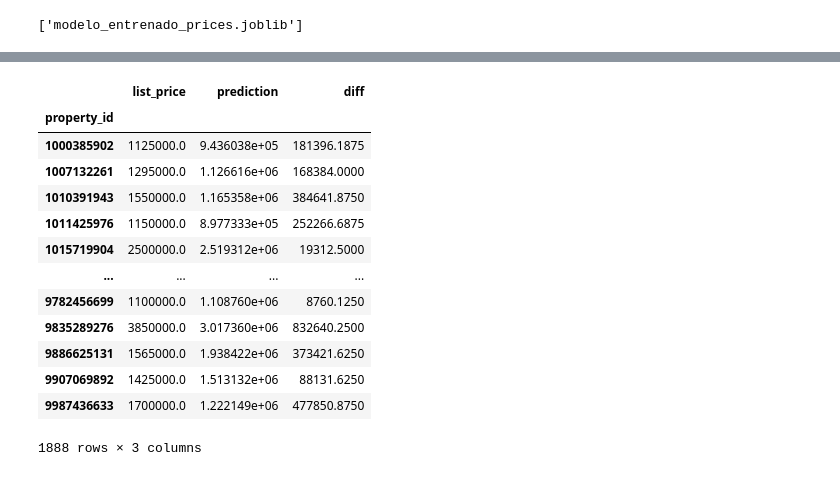
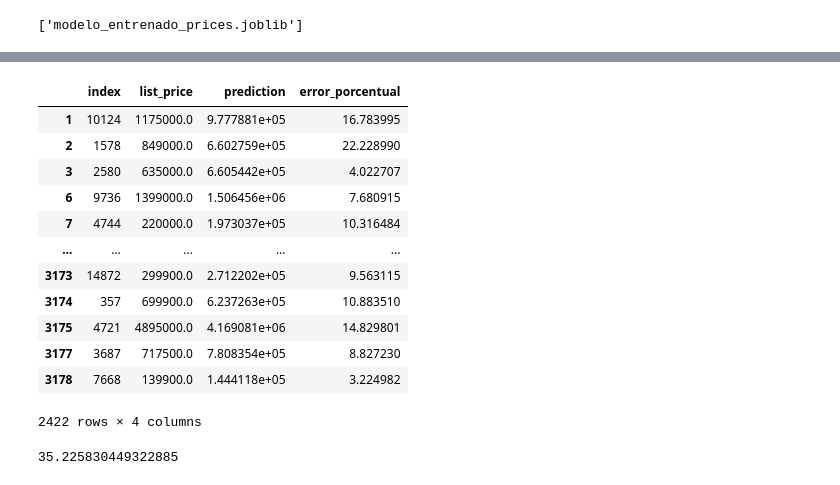
Before and after one commit to HandyFacts/recomendacion_mercado_inmobiliario, a Jupyter notebook: data_science/Modelo/Modelo_prices_houses.ipynb, the cells around one changed output, grey strips where cells are left out. Saved outputs shown, nothing was run; the diff lists cells and outputs as text; code cells hidden in the pictures.

```diff
--- a/data_science/Modelo/Modelo_prices_houses.ipynb
+++ b/data_science/Modelo/Modelo_prices_houses.ipynb
@@ -708,2 +128,2 @@ joblib.dump(best_model, modelo_guardado)
 # %%
-result['prediction'] = y_pred
+df_comparacion['prediction'] = y_pred
@@ -747,4 +129,0 @@ Index(['lon', 'lat', 'fips_code', 'is_new_construction', 'is_for_rent',
-# %%
-df_comparacion =result[['list_price','prediction']]
-# %%
-df_comparacion['diff'] = (df_comparacion['prediction'] - df_comparacion['list_price']).apply(abs)
@@ -757,2 +130,2 @@ See the caveats in the documentation: https://pandas.pydata.org/pandas-docs/stab
 # %%
-df_comparacion[df_comparacion['diff'] >= 1000000 ]
+df_comparacion = error_porcentual(df_comparacion)
@@ -774,17 +132,20 @@ df_comparacion[df_comparacion['diff'] >= 1000000 ]
 # %%
-df_comparacion[df_comparacion['list_price'] >= 1000000 ]
+df_comparacion[df_comparacion['error_porcentual'] <= 30 ]
 # %% [output]
-|  | list_price | prediction | diff |
-| property_id |  |  |  |
-| 1000385902 | 1125000.0 | 9.436038e+05 | 181396.1875 |
-| 1007132261 | 1295000.0 | 1.126616e+06 | 168384.0000 |
-| 1010391943 | 1550000.0 | 1.165358e+06 | 384641.8750 |
-| 1011425976 | 1150000.0 | 8.977333e+05 | 252266.6875 |
-| 1015719904 | 2500000.0 | 2.519312e+06 | 19312.5000 |
-| ... | ... | ... | ... |
-| 9782456699 | 1100000.0 | 1.108760e+06 | 8760.1250 |
-| 9835289276 | 3850000.0 | 3.017360e+06 | 832640.2500 |
-| 9886625131 | 1565000.0 | 1.938422e+06 | 373421.6250 |
-| 9907069892 | 1425000.0 | 1.513132e+06 | 88131.6250 |
-| 9987436633 | 1700000.0 | 1.222149e+06 | 477850.8750 |
+|  | index | list_price | prediction | error_porcentual |
+| 1 | 10124 | 1175000.0 | 9.777881e+05 | 16.783995 |
+| 2 | 1578 | 849000.0 | 6.602759e+05 | 22.228990 |
+| 3 | 2580 | 635000.0 | 6.605442e+05 | 4.022707 |
+| 6 | 9736 | 1399000.0 | 1.506456e+06 | 7.680915 |
+| 7 | 4744 | 220000.0 | 1.973037e+05 | 10.316484 |
+| ... | ... | ... | ... | ... |
+| 3173 | 14872 | 299900.0 | 2.712202e+05 | 9.563115 |
+| 3174 | 357 | 699900.0 | 6.237263e+05 | 10.883510 |
+| 3175 | 4721 | 4895000.0 | 4.169081e+06 | 14.829801 |
+| 3177 | 3687 | 717500.0 | 7.808354e+05 | 8.827230 |
+| 3178 | 7668 | 139900.0 | 1.444118e+05 | 3.224982 |
-1888 rows × 3 columns
+2422 rows × 4 columns
+# %%
+df_comparacion['error_porcentual'].mean()
+# %% [output]
+35.225830449322885
```
Also changed, not shown: parts of 112 cells of this notebook, 6 other files.
